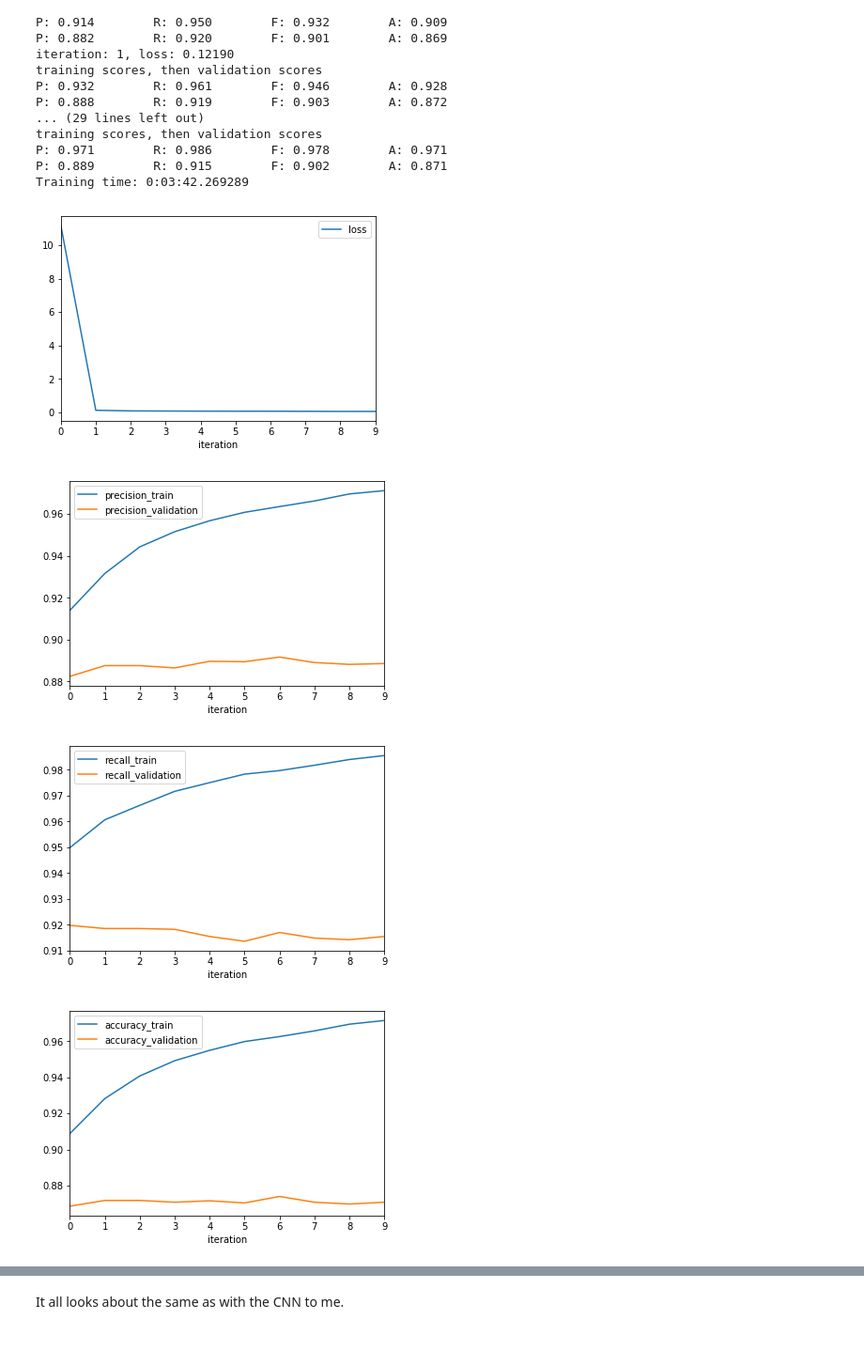
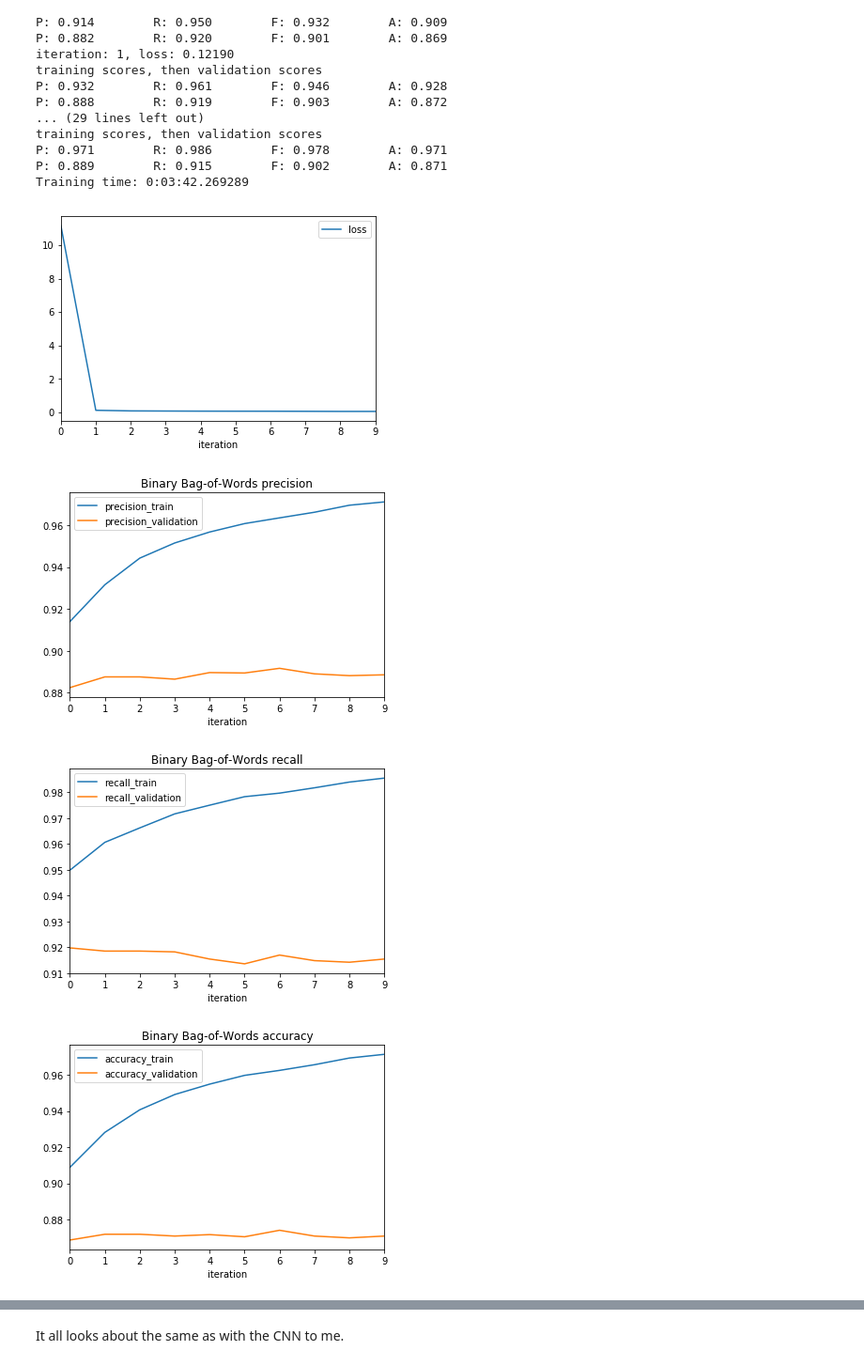
Before and after one commit to cmd16/cs344-artificial-intelligence, a Jupyter notebook: final_project/yelp_reviews.ipynb, the cells around one changed output, grey strips where cells are left out. Shown at 94% size. Saved outputs shown, nothing was run; the diff lists cells and outputs as text; code cells hidden in the pictures.

```diff
--- a/final_project/yelp_reviews.ipynb
+++ b/final_project/yelp_reviews.ipynb
@@ -351,5 +351,6 @@ metrics_bcnn.plot(x='iteration', y='loss')
 # %%
 for metric in ["precision", "recall", "accuracy", "F"]:
     ax = metrics_bcnn.plot(x="iteration", y=f"{metric}_train")
-    metrics_bcnn.plot(x="iteration", y=f"{metric}_validation", ax=ax)
+    ax = metrics_bcnn.plot(x="iteration", y=f"{metric}_validation", ax=ax)
+    ax.set_title(f'Binary CNN {metric}')
 # %% [output]
@@ -440,10 +444,11 @@ Training time: 0:03:42.269289
 # %%
 metrics_bbow.plot(x='iteration', y='loss')
 for metric in ["precision", "recall", "accuracy", "F"]:
     ax = metrics_bbow.plot(x="iteration", y=f"{metric}_train")
-    metrics_bbow.plot(x="iteration", y=f"{metric}_validation", ax=ax)
+    ax = metrics_bbow.plot(x="iteration", y=f"{metric}_validation", ax=ax)
+    ax.set_title(f'Binary Bag-of-Words {metric}')
 # %% [output]
 [figure]
-[figure, old version]
+[figure, new version]
-[figure, old version]
+[figure, new version]
-[figure, old version]
+[figure, new version]
```
Also changed, not shown: parts of 16 cells of this notebook.
